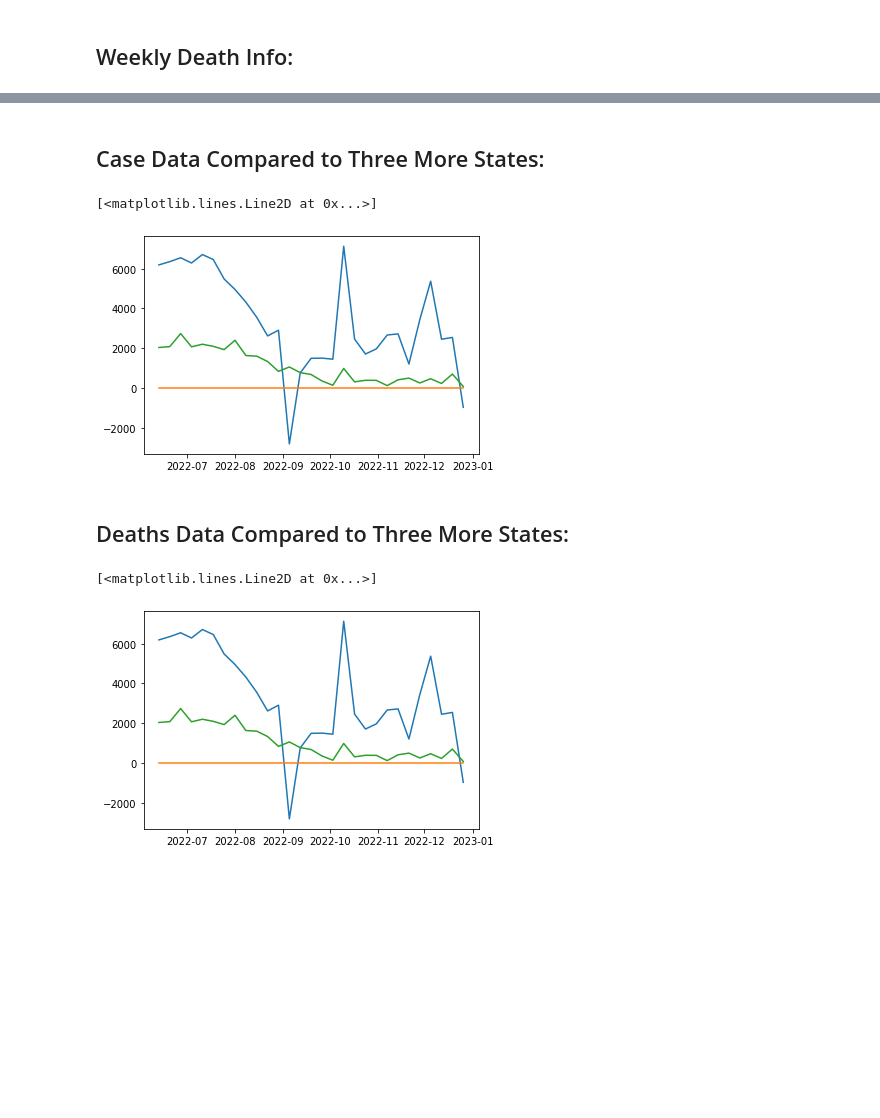
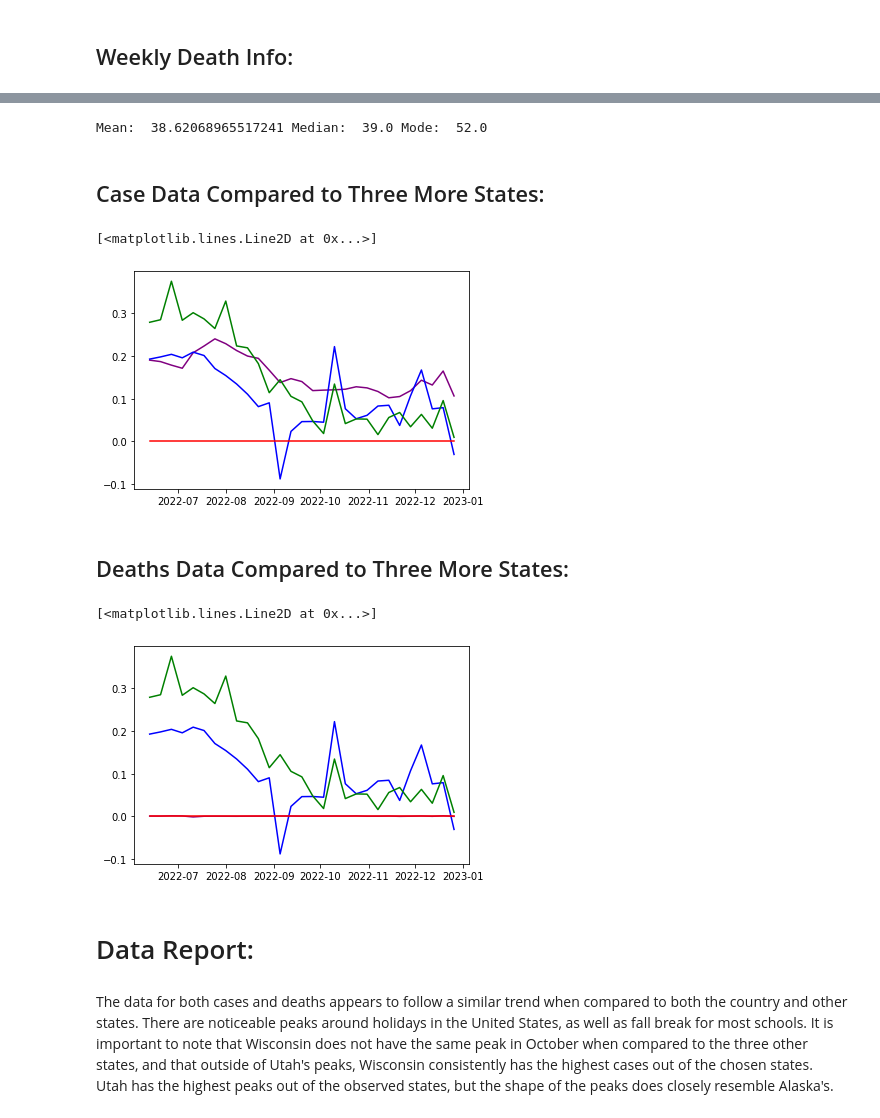
Before and after one commit to Jpelle25/TeamJBA, a Jupyter notebook: BensNotebook/stage2-statistics-state.ipynb, the cells around one changed output, grey strips where cells are left out. Drawn from its saved outputs; the diff is of its cells as text; code cells hidden in the pictures; blank space fills up the shorter version.

```diff
--- a/BensNotebook/stage2-statistics-state.ipynb
+++ b/BensNotebook/stage2-statistics-state.ipynb
@@ -17,7 +17,7 @@ segments = pd.read_csv("covid19_superdata.csv")
 wisconsin = segments[segments.StateFIPS==55].iloc[1:,4:-1]
 
 #get population of state
-#wi_pop = 0
+wi_pop = segments[segments.StateFIPS==55].iloc[:,-1:].sum()
 
 wisconsin.head()
 # %% [output]
@@ -41,7 +41,7 @@ wi_cases_week = wi_cases_week.assign(Weeks = wi_cases_week['index']).drop(column
 wi_cases_week['Weeks'] = wi_cases_week['Weeks'].astype('datetime64[ns]')
 
 #get mean cases per week
-wi_cases_week_mean = wi_cases_week.resample('W-Mon', label='left', closed = 'left', on='Weeks').mean(numeric_only=True)
+wi_cases_week_mean = wi_cases_week.resample('W-Mon', label='left', closed = 'left', on='Weeks').mean(numeric_only=True).astype(int)
 wi_cases_week_mean = wi_cases_week_mean.loc['2022-06-01':'2022-12-31', :]
 wi_cases_new_week_mean = wi_cases_week_mean.sum(axis=1).diff()
 # %%
@@ -73,8 +78,16 @@ wi_deaths_new_week_mean.plot()
+# %%
+#get mean median and mode of the above dataframe
+print("Mean: ",wi_deaths_new_week_mean.mean(),"Median: ",wi_deaths_new_week_mean.median(),"Mode: ",wi_deaths_new_week_mean.mode().max())
+# %% [output]
+Mean:  38.62068965517241 Median:  39.0 Mode:  52.0
 # %% [markdown]
 ## Case Data Compared to Three More States:
 # %%
 #get just the dates in utah (UT)
 utah = segments[segments.StateFIPS==49].iloc[1:,4:-1]
+
+#get population of state
+ut_pop = segments[segments.StateFIPS==49].iloc[:,-1:].sum()
 
 #remove suffixes and convert to datetime
 ut_cases = utah.filter(regex='_x')
@@ -93,6 +106,9 @@ ut_cases_new_week_mean = ut_cases_week_mean.sum(axis=1).diff()
 #get just the dates in nebraska (NE)
 nebraska = segments[segments.StateFIPS==31].iloc[1:,4:-1]
 
+#get population of state
+ne_pop = segments[segments.StateFIPS==31].iloc[:,-1:].sum()
+
 #remove suffixes and convert to datetime
 ne_cases = nebraska.filter(regex='_x')
 ne_cases.columns = ne_cases.columns.str.rstrip('_x')
@@ -110,6 +126,9 @@ ne_cases_new_week_mean = ne_cases_week_mean.sum(axis=1).diff()
 #get just the dates in alaska (AK)
 alaska = segments[segments.StateFIPS==2].iloc[1:,4:-1]
 
+#get population of state
+ak_pop = segments[segments.StateFIPS==2].iloc[:,-1:].sum()
+
 #remove suffixes and convert to datetime
 ak_cases = alaska.filter(regex='_x')
 ak_cases.columns = ak_cases.columns.str.rstrip('_x')
@@ -123,16 +142,17 @@ ak_cases_week_mean = ak_cases_week.resample('W-Mon', label='left', closed = 'lef
 ak_cases_week_mean = ak_cases_week_mean.loc['2022-06-01':'2022-12-31', :]
 ak_cases_new_week_mean = ak_cases_week_mean.sum(axis=1).diff()
 # %%
-#mean data across the three states
+#mean data across the three states over the population
 fig1 = plt.figure()
 ax1 = fig1.add_subplot()
 
-ax1.plot(ut_cases_new_week_mean)
-ax1.plot(ne_cases_new_week_mean)
-ax1.plot(ak_cases_new_week_mean)
+ax1.plot((wi_cases_new_week_mean / wi_pop[0])*100, color="purple")
+ax1.plot((ut_cases_new_week_mean / ut_pop[0])*100, color="blue")
+ax1.plot((ne_cases_new_week_mean / ne_pop[0])*100, color="red")
+ax1.plot((ak_cases_new_week_mean / ak_pop[0])*100, color="green")
 # %% [output]
 [<matplotlib.lines.Line2D at 0x...>]
-[figure, old version]
+[figure, new version]
 # %% [markdown]
 ## Deaths Data Compared to Three More States:
 # %%
@@ -181,12 +201,17 @@ ak_deaths_week_mean = ak_deaths_week_mean.loc['2022-06-01':'2022-12-31', :]
 ak_deaths_new_week_mean = ak_deaths_week_mean.sum(axis=1).diff()
 # %%
 #mean data across the three states
-fig1 = plt.figure()
-ax1 = fig1.add_subplot()
+fig2 = plt.figure()
+ax2 = fig2.add_subplot()
 
-ax1.plot(ut_deaths_new_week_mean)
-ax1.plot(ne_deaths_new_week_mean)
-ax1.plot(ak_deaths_new_week_mean)
+ax2.plot((wi_deaths_new_week_mean / wi_pop[0])*100, color="purple")
+ax2.plot((ut_deaths_new_week_mean / ut_pop[0])*100, color="blue")
+ax2.plot((ne_deaths_new_week_mean / ne_pop[0])*100, color="red")
+ax2.plot((ak_deaths_new_week_mean / ak_pop[0])*100, color="green")
 # %% [output]
 [<matplotlib.lines.Line2D at 0x...>]
-[figure, old version]
+[figure, new version]
+# %% [markdown]
+# Data Report:
+# %% [markdown]
+The data for both cases and deaths appears to follow a similar trend when compared to both the country and other states. There are noticeable peaks around holidays in the United States, as well as fall break for most schools. It is important to note that Wisconsin does not have the same peak in October when compared to the three other states, and that outside of Utah's peaks, Wisconsin consistently has the highest cases out of the chosen states. Utah has the highest peaks out of the observed states, but the shape of the peaks does closely resemble Alaska's.
```
Also changed, not shown: parts of 3 cells of this notebook, 3 other files.
